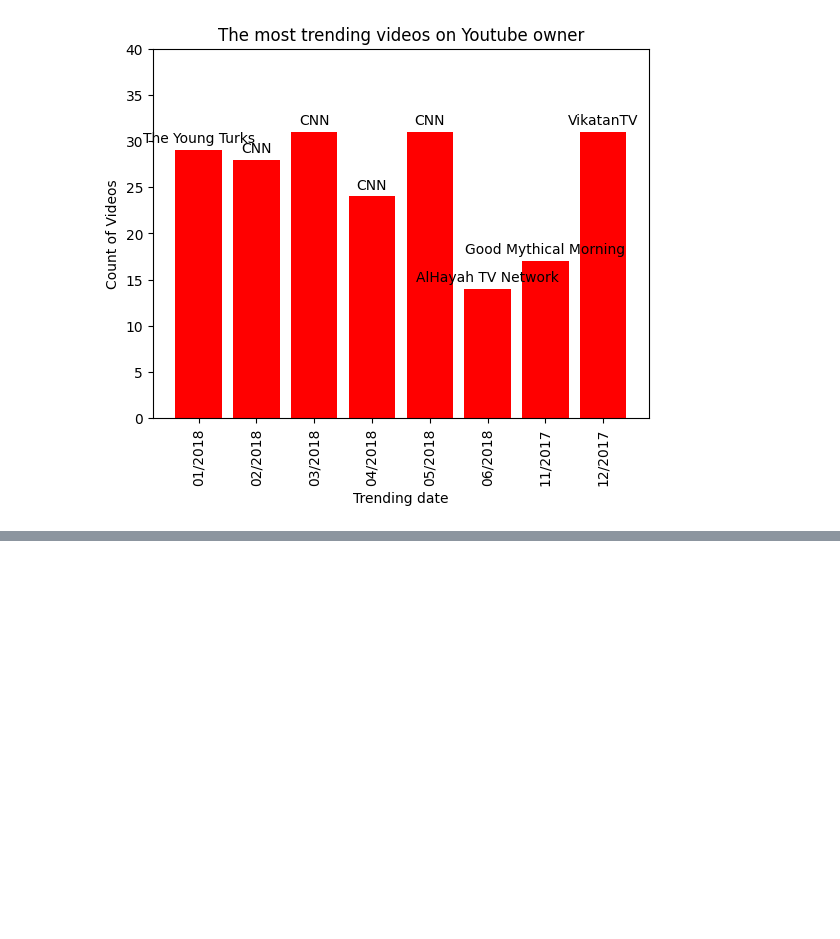
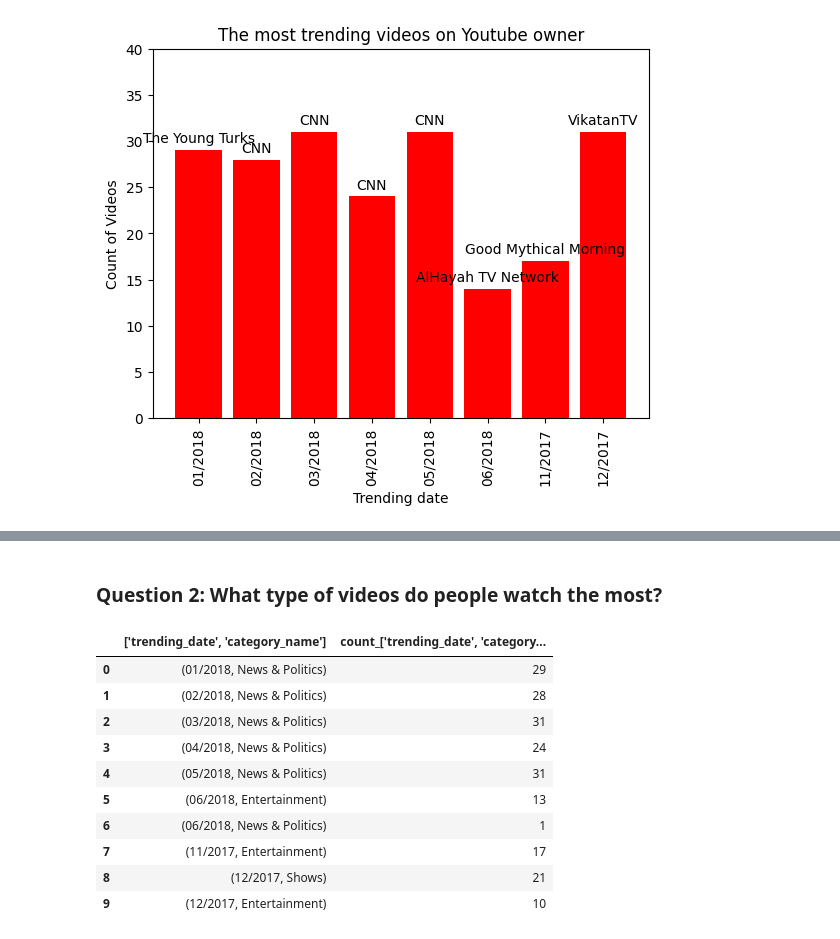
Before and after one commit to 0Nguyen0Cong0Tuan0/DS_Programming, a Jupyter notebook: src.ipynb, the cells around one changed output, grey strips where cells are left out. Drawn from its saved outputs; the diff is of its cells as text; code cells hidden in the pictures; blank space fills up the shorter version.

Commit message:
Update question 2

```diff
--- a/src.ipynb
+++ b/src.ipynb
@@ -140,0 +174,24 @@ plt.show()
+# %% [markdown]
+### Question 2: What type of videos do people watch the most?
+# %%
+# Filter all videos of the trending owner per month
+all_video_of_trending_owner = caVideo.merge(
+    most_trending_owner_per_month[['trending_date', 'channel_title']],
+    on=['trending_date', 'channel_title']
+)
+
+type_of_trending_video_each_month = count_unique_records(all_video_of_trending_owner.groupby(['trending_date']), ['trending_date', 'category_name'])
+
+type_of_trending_video_each_month
+# %% [output]
+|  | ['trending_date', 'category_name'] | count_['trending_date', 'category... |
+| 0 | (01/2018, News & Politics) | 29 |
+| 1 | (02/2018, News & Politics) | 28 |
+| 2 | (03/2018, News & Politics) | 31 |
+| 3 | (04/2018, News & Politics) | 24 |
+| 4 | (05/2018, News & Politics) | 31 |
+| 5 | (06/2018, Entertainment) | 13 |
+| 6 | (06/2018, News & Politics) | 1 |
+| 7 | (11/2017, Entertainment) | 17 |
+| 8 | (12/2017, Shows) | 21 |
+| 9 | (12/2017, Entertainment) | 10 |
```
Also changed, not shown: parts of 9 cells of this notebook, 1 other file.
